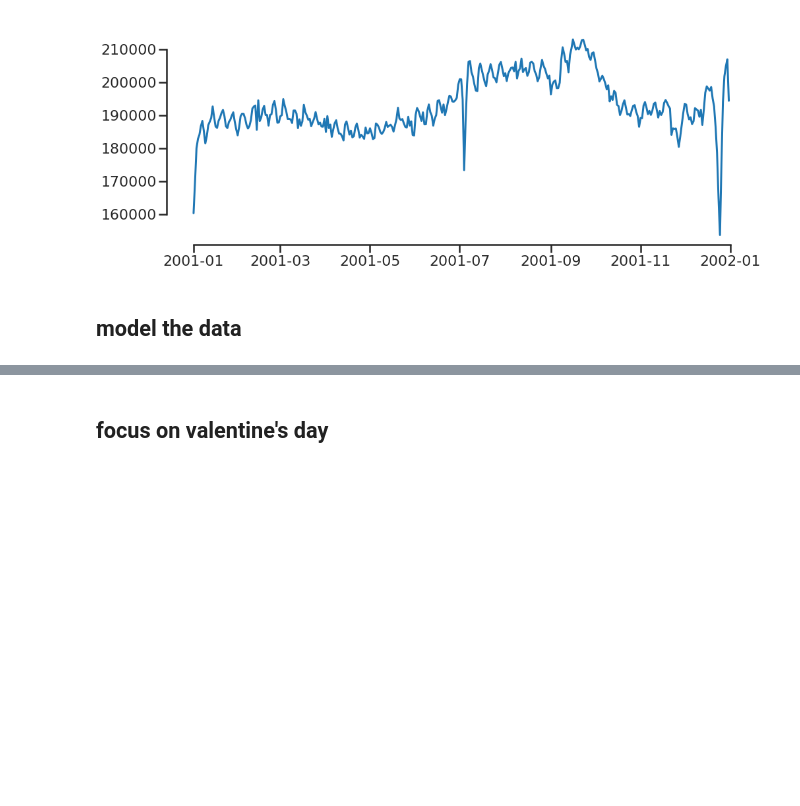
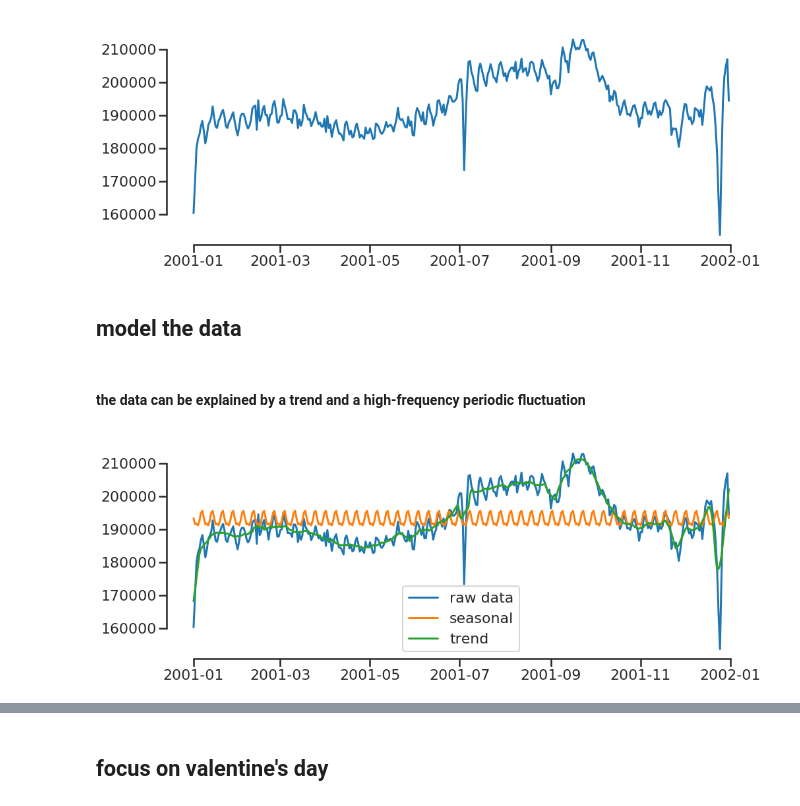
Before and after one commit to mwegrzyn/abbildungenWS1819, a Jupyter notebook: notebooks/birthDates_project.ipynb, the cells around one changed output, grey strips where cells are left out. Cells and saved outputs as stored; diff of their text form; code cells hidden in the pictures; blank space fills up the shorter version.

```diff
--- a/notebooks/birthDates_project.ipynb
+++ b/notebooks/birthDates_project.ipynb
@@ -118,3 +147,15 @@ plt.show()
 ## model the data
 # %%
 result_decompose = sm.tsa.seasonal_decompose(sum_df,extrapolate_trend=1)
+# %% [markdown]
+#### the data can be explained by a trend and a high-frequency periodic fluctuation
+# %%
+plt.figure(figsize=(16,6))
+plt.plot(result_decompose.observed,label='raw data')
+plt.plot(result_decompose.seasonal+sum_df.mean(),label='seasonal')
+plt.plot(result_decompose.trend,label='trend')
+sns.despine(trim=True)
+plt.legend(loc='best')
+plt.show()
+# %% [output]
+[figure, added]
```
Also changed, not shown: parts of 33 cells of this notebook.
